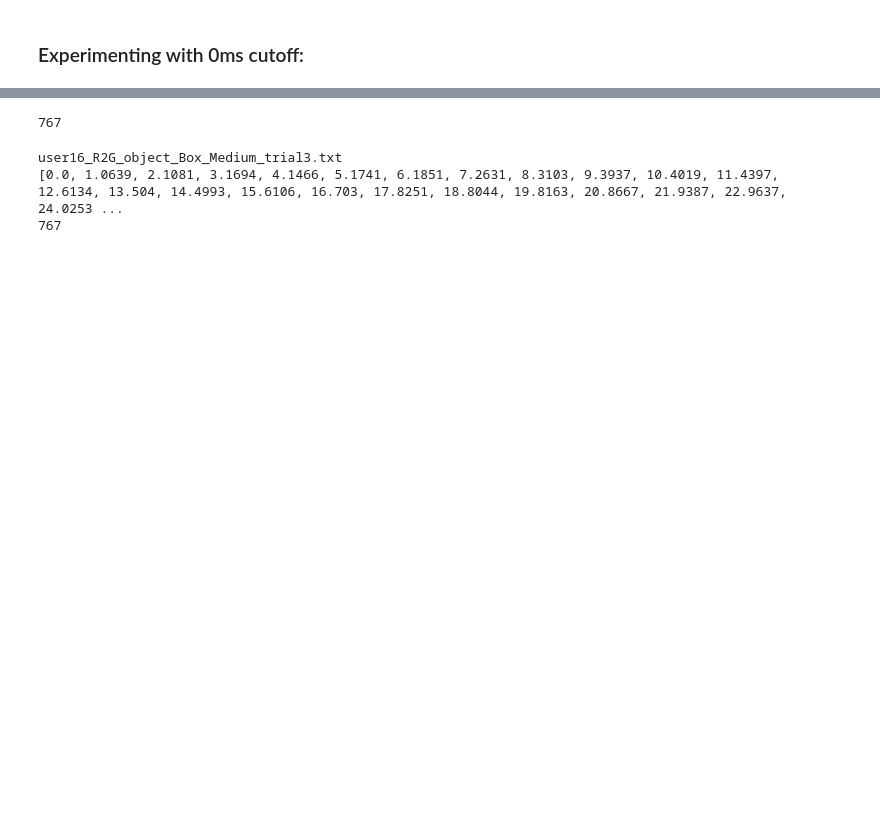
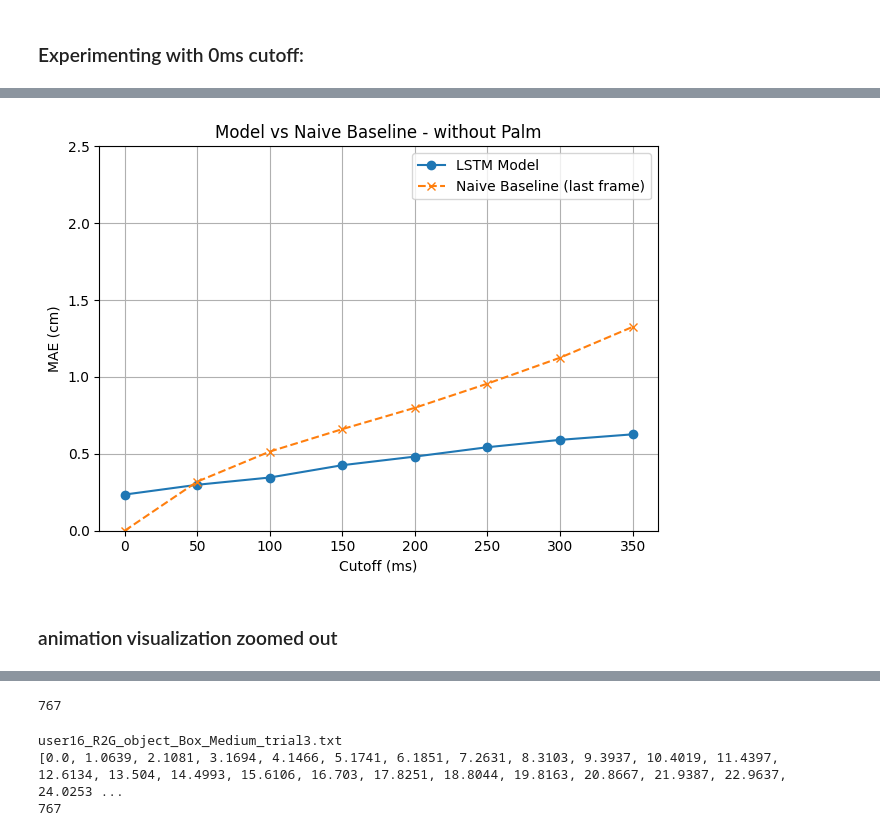
Before and after one commit to senakilinc/ReachToGraspPrediction, a Jupyter notebook: Prediction_ReachToGraspData.ipynb, the cells around one changed output, grey strips where cells are left out. Drawn from its saved outputs; the diff is of its cells as text; code cells hidden in the pictures; blank space fills up the shorter version.

```diff
--- a/Prediction_ReachToGraspData.ipynb
+++ b/Prediction_ReachToGraspData.ipynb
@@ -468,3 +867,18 @@ def save_hand_prediction_gif_matplotlib(predictions, ground_truth, scaler, times
+# %%
+plt.plot(cutoff_values, lstm_maes_nopalm, marker='o', label='LSTM Model')
+plt.plot(cutoff_values, baseline_maes_nopalm, marker='x', linestyle='--', label='Naive Baseline (last frame)')
+plt.xlabel("Cutoff (ms)")
+plt.ylabel("MAE (cm)")
+plt.title("Model vs Naive Baseline - without Palm")
+plt.grid(True)
+plt.ylim(0, 2.5)
+plt.legend()
+plt.tight_layout()
+plt.show()
+# %% [output]
+[figure, added]
+# %% [markdown]
+### animation visualization zoomed out
 # %%
 import matplotlib.pyplot as plt
 from mpl_toolkits.mplot3d import Axes3D
```
Also changed, not shown: parts of 32 cells of this notebook.
